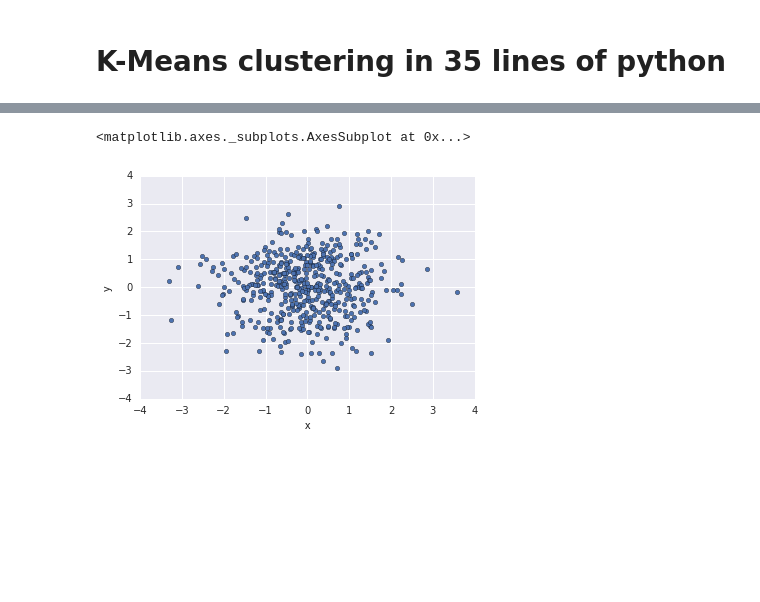
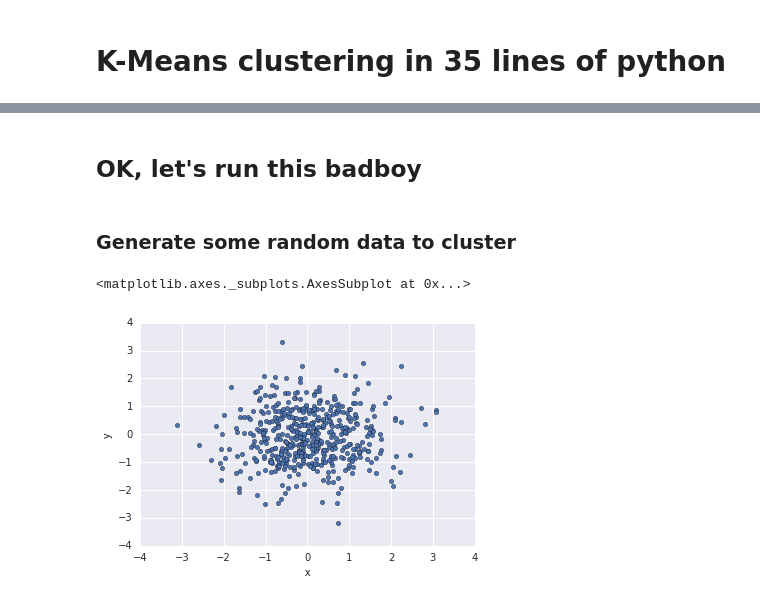
Before and after one commit to dmlicht/blog-notebooks, a Jupyter notebook: K-Means Clustering.ipynb, the cells around one changed output, grey strips where cells are left out. Cells and saved outputs as stored; diff of their text form; code cells hidden in the pictures; blank space fills up the shorter version.

```diff
--- a/K-Means Clustering.ipynb
+++ b/K-Means Clustering.ipynb
@@ -50,6 +110,15 @@ The core of the algorithm is:
+# %% [markdown]
+## OK, let's run this badboy
+# %% [markdown]
+### Generate some random data to cluster
 # %%
+import pandas as pd
+import numpy as np
+import seaborn as sns #just to pretty things up a little bit
+%matplotlib inline
+
 random_frame = pd.DataFrame(np.random.randn(500, 2), columns=["x", "y"])
-df.plot(kind='scatter', x='x', y='y')
+random_frame.plot(kind='scatter', x='x', y='y')
 # %% [output]
 <matplotlib.axes._subplots.AxesSubplot at 0x...>
-[figure, old version]
+[figure, new version]
```
Also changed, not shown: parts of 21 cells of this notebook.
